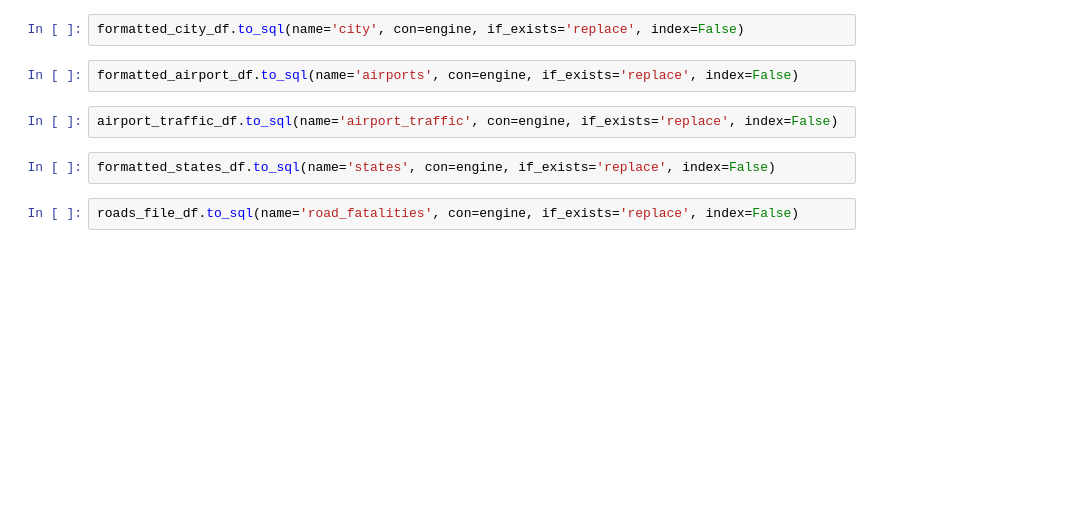
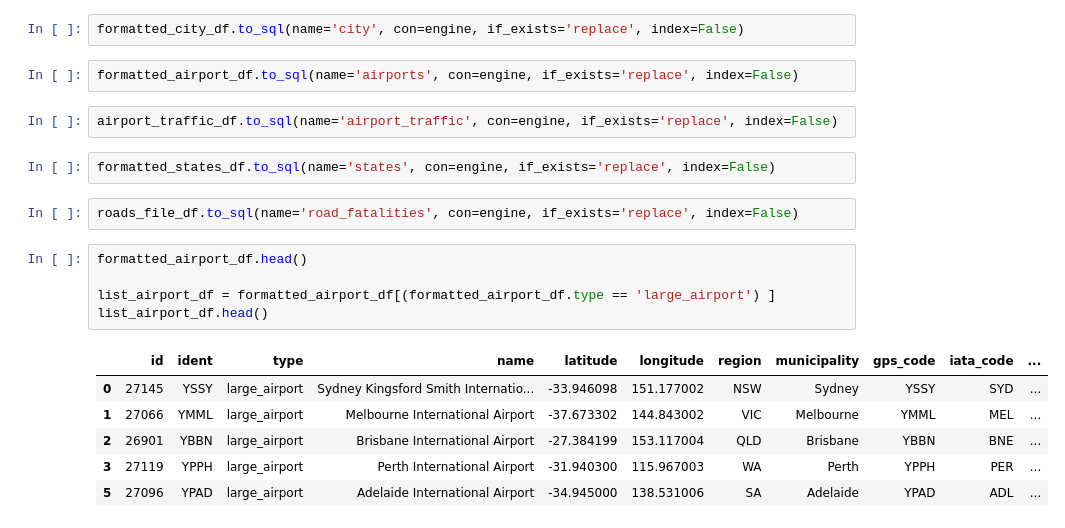
Before and after one commit to NoumenalAglet/Project-2-ETL, a Jupyter notebook: 2_Australia_AirTraffic_1.ipynb, the cells around one changed output. Cells and saved outputs as stored; diff of their text form; blank space fills up the shorter version.

```diff
--- a/2_Australia_AirTraffic_1.ipynb
+++ b/2_Australia_AirTraffic_1.ipynb
@@ -335,3 +337,15 @@ airport_traffic_df.to_sql(name='airport_traffic', con=engine, if_exists='replace
 formatted_states_df.to_sql(name='states', con=engine, if_exists='replace', index=False)
 # %%
 roads_file_df.to_sql(name='road_fatalities', con=engine, if_exists='replace', index=False)
+# %%
+formatted_airport_df.head()
+
+list_airport_df = formatted_airport_df[(formatted_airport_df.type == 'large_airport') ]
+list_airport_df.head()
+# %% [output]
+|  | id | ident | type | name | latitude | longitude | region | municipality | gps_code | iata_code | ... |
+| 0 | 27145 | YSSY | large_airport | Sydney Kingsford Smith Internatio... | -33.946098 | 151.177002 | NSW | Sydney | YSSY | SYD | ... |
+| 1 | 27066 | YMML | large_airport | Melbourne International Airport | -37.673302 | 144.843002 | VIC | Melbourne | YMML | MEL | ... |
+| 2 | 26901 | YBBN | large_airport | Brisbane International Airport | -27.384199 | 153.117004 | QLD | Brisbane | YBBN | BNE | ... |
+| 3 | 27119 | YPPH | large_airport | Perth International Airport | -31.940300 | 115.967003 | WA | Perth | YPPH | PER | ... |
+| 5 | 27096 | YPAD | large_airport | Adelaide International Airport | -34.945000 | 138.531006 | SA | Adelaide | YPAD | ADL | ... |
```
Also changed, not shown: parts of 9 cells of this notebook, 1 other file.
